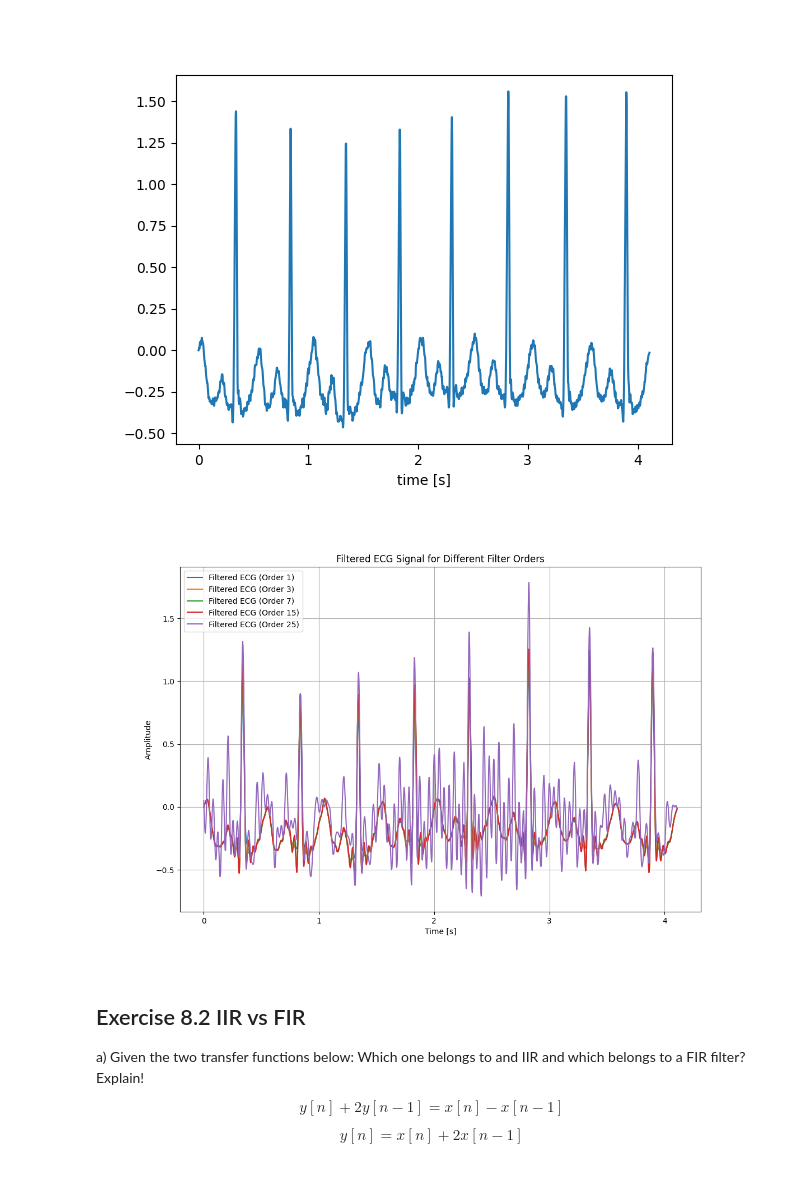
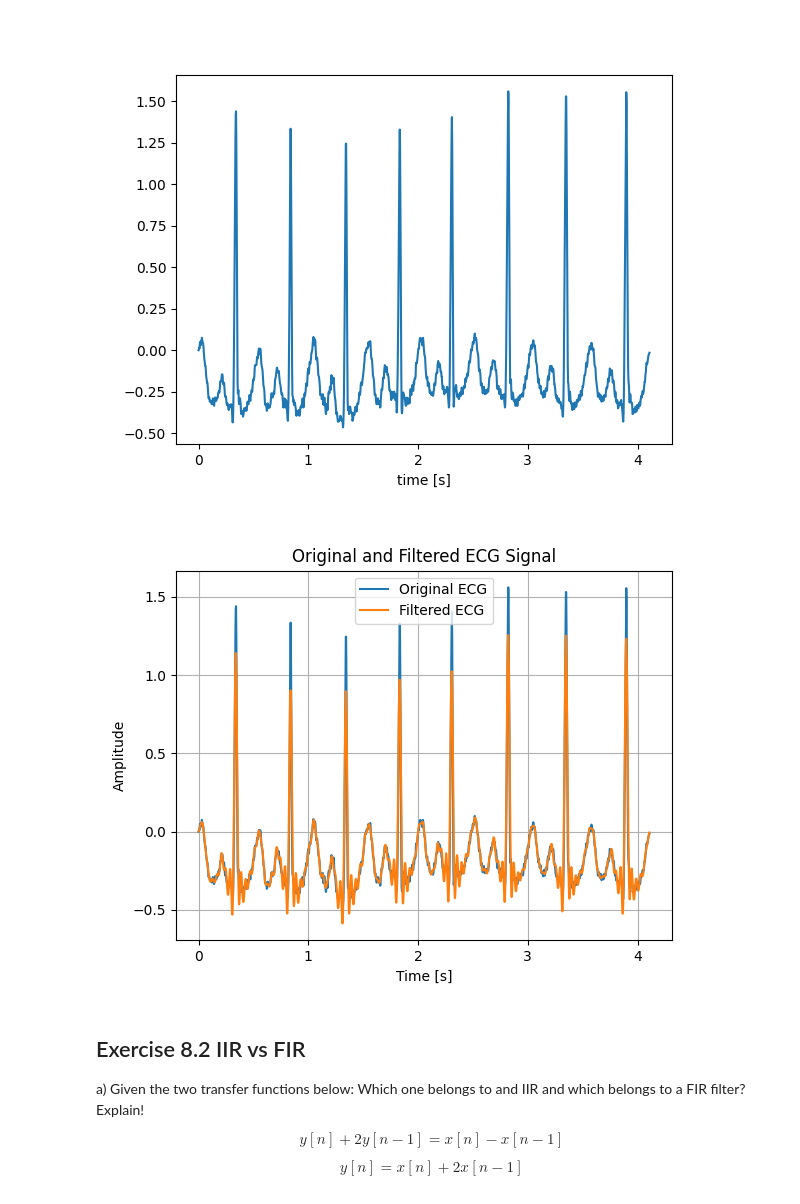
Before and after one commit to YongzhenNiu/dsss_homework_2, a Jupyter notebook: exercise-08.ipynb, the cells around one changed output. Saved outputs shown, nothing was run; the diff lists cells and outputs as text; code cells hidden in the pictures.

```diff
--- a/exercise-08.ipynb
+++ b/exercise-08.ipynb
@@ -241,20 +233,19 @@ Text(0.5, 0, 'time [s]')
 # %%
 # Apply the filter to the test signal
 # YOUR CODE HERE
-plt.figure(figsize=(12, 8))
-for n in ns:
-    b, a = signal.butter(n, fc / (test_sampling_rate / 2), btype='low', analog=False)
-    filtered_ecg = signal.filtfilt(b, a, test_ecg)
-    plt.plot(x, filtered_ecg, label=f"Filtered ECG (Order {n})")
-
+b, a = signal.butter(20, fc / (test_sampling_rate / 2), btype='low', analog=False)
+filtered_ecg = signal.filtfilt(b, a, test_ecg)
+plt.figure()
+plt.plot(x, test_ecg, label="Original ECG")
+plt.plot(x, filtered_ecg, label="Filtered ECG")
 plt.xlabel("Time [s]")
 plt.ylabel("Amplitude")
-plt.title("Filtered ECG Signal for Different Filter Orders")
+plt.title("Original and Filtered ECG Signal")
 plt.legend()
 plt.grid()
 plt.show()
 # %% [output]
-[figure, old version]
+[figure, new version]
 # %%
 ##~DO NOT MODIFY THE LINES OF CODE IN THIS BLOCK
 
```
Also changed, not shown: parts of 4 cells of this notebook.
